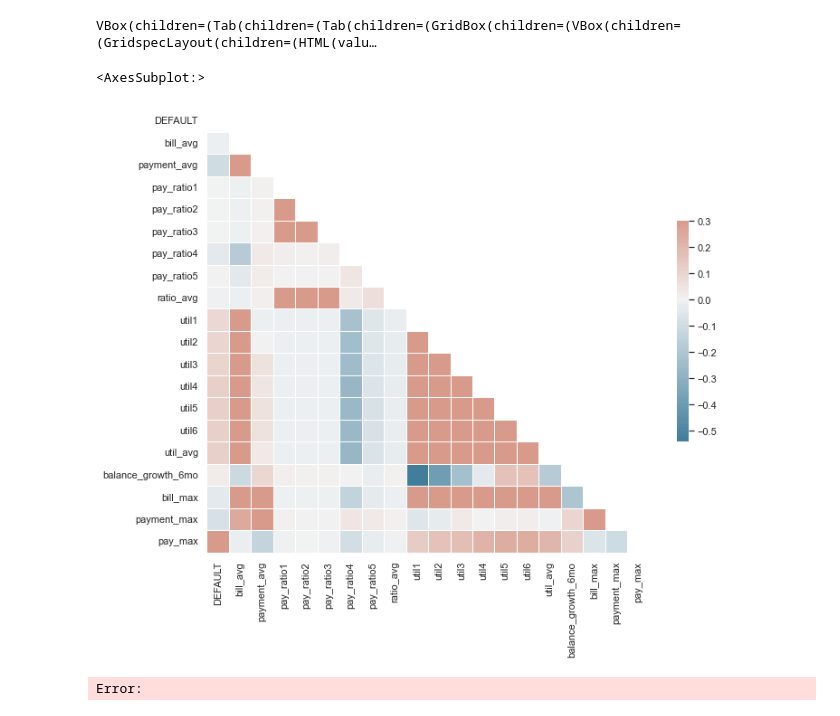
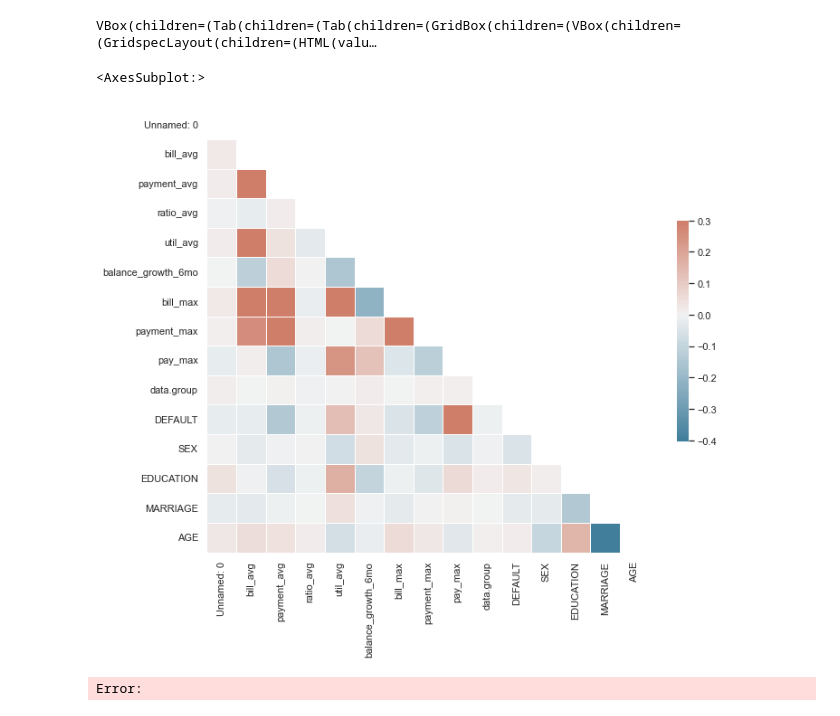
Before and after one commit to zaphodnothingth/nw-msds498-capstone, a Jupyter notebook: 03a-eda.ipynb, the cells around one changed output. Cells and saved outputs as stored; diff of their text form; code cells hidden in the pictures.

```diff
--- a/03a-eda.ipynb
+++ b/03a-eda.ipynb
@@ -6,6 +6,7 @@ import pyreadr
 # %%
 result = pyreadr.read_r('./Data/credit_card_default_eng.RData')
 credit_card_default_eng = result[None]
+credit_card_default_final = pd.read_csv('./Data/credit_card_default_final.csv')
 # %%
 
 display(credit_card_default_eng.describe())
@@ -40,32 +41,31 @@ VBox(children=(Tab(children=(Tab(children=(GridBox(children=(VBox(children=(Grid
 # %%
 
 from string import ascii_letters
 import numpy as np
-import pandas as pd
 import seaborn as sns
 import matplotlib.pyplot as plt
 
 sns.set_theme(style="white")
 
 
 # Compute the correlation matrix
-corr = credit_card_default.corr()
+corr = credit_card_default_final.corr()
 
 # Generate a mask for the upper triangle
 mask = np.triu(np.ones_like(corr, dtype=bool))
 
 # Set up the matplotlib figure
 f, ax = plt.subplots(figsize=(11, 9))
 
 # Generate a custom diverging colormap
 cmap = sns.diverging_palette(230, 20, as_cmap=True)
 
 # Draw the heatmap with the mask and correct aspect ratio
 sns.heatmap(corr, mask=mask, cmap=cmap, vmax=.3, center=0,
             square=True, linewidths=.5, cbar_kws={"shrink": .5})
 # %% [output]
 <AxesSubplot:>
-[figure, old version]
+[figure, new version]
 # %%
 fig, ax = plt.subplots(figsize=(10,16))
 sns.countplot(y="Make", data=train, hue='IsBadBuy')
```
Also changed, not shown: 5 other files.
